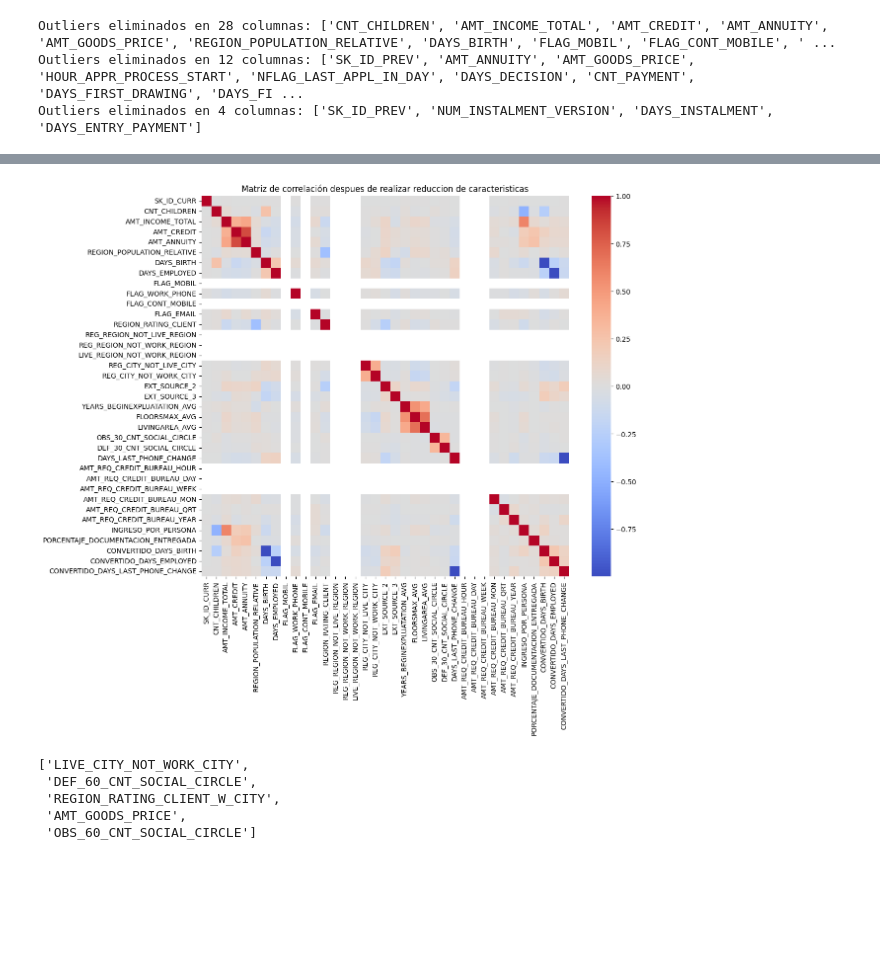
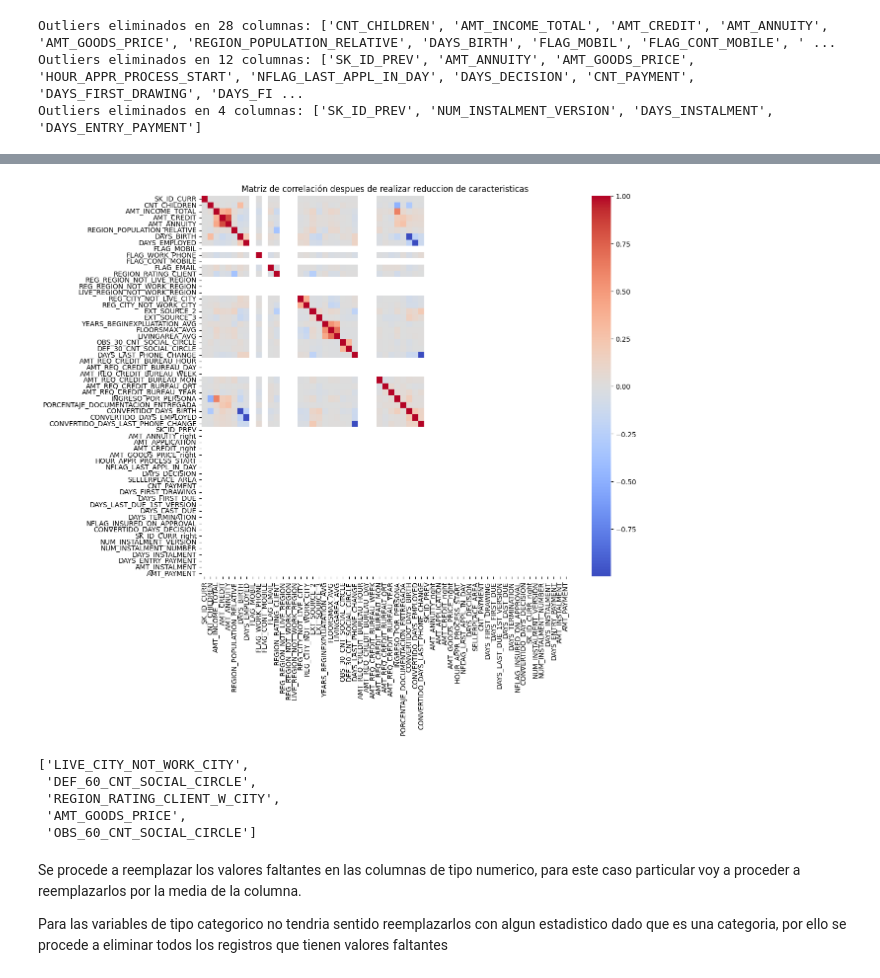
Before and after one commit to spereze27/Analysis-home-credit-default-risk, a Jupyter notebook: preprocesamiento_home_credit.ipynb, the cells around one changed output, grey strips where cells are left out. Saved outputs shown, nothing was run; the diff lists cells and outputs as text; code cells hidden in the pictures; blank space fills up the shorter version.

```diff
--- a/preprocesamiento_home_credit.ipynb
+++ b/preprocesamiento_home_credit.ipynb
@@ -139,7 +109,7 @@ Una tecnica comun en el preprocesamiento de datos es la reduccion de caracterist
 import polars as pl
 import numpy as np
 
-def eliminar_variables_correlacionadas_polars(df, umbral=0.9, columnas_excluidas=[]):
+def eliminar_variables_correlacionadas(df, umbral=0.9, columnas_excluidas=[]):
     # 1. Seleccionar solo las columnas numéricas
     numericas = [col for col, dtype in zip(df.columns, df.dtypes)
                  if dtype in (pl.Float64, pl.Float32, pl.Int64, pl.Int32)]
@@ -427,3 +396,17 @@ Outliers eliminados en 4 columnas: ['SK_ID_PREV', 'NUM_INSTALMENT_VERSION', 'DAY
+# %%
+# Unir df_combinado con previous_application por SK_ID_CURR
+df_con_previous = df_combinado.join(
+    previous_application,
+    on="SK_ID_CURR",
+    how="left"
+)
+
+# Unir con installments_payments por SK_ID_PREV
+df_completo = df_con_previous.join(
+    installments,
+    on="SK_ID_PREV",
+    how="left"
+)
 # %%
 import polars as pl
 import seaborn as sns
@@ -458,31 +441,31 @@ columnas_no_eliminar = [
     'CONVERTIDO_DAYS_EMPLOYED',
     'CONVERTIDO_DAYS_LAST_PHONE_CHANGE'
 ]
-df_sin_corr, columnas_eliminadas = eliminar_variables_correlacionadas_polars(df_combinado, umbral=0.7,columnas_excluidas=columnas_no_eliminar)
-df_combinado=df_sin_corr
+df_sin_corr, columnas_eliminadas = eliminar_variables_correlacionadas(df_completo, umbral=0.7,columnas_excluidas=columnas_no_eliminar)
+df_completo=df_sin_corr
 # %%
 import polars as pl
 import seaborn as sns
 import matplotlib.pyplot as plt
 
-# 1. Seleccionar solo las columnas numéricas
-numericas = [col for col, dtype in zip(df_combinado.columns, df_combinado.dtypes)
+# Seleccionar solo las columnas numéricas
+numericas = [col for col, dtype in zip(df_completo.columns, df_completo.dtypes)
              if dtype in (pl.Float64, pl.Float32, pl.Int64, pl.Int32)]
 
-# 2. Crear un DataFrame solo con esas columnas
-df_num = df_combinado.select(numericas)
+# Crear un DataFrame solo con las columnas que tienen valores numericos
+df_num = df_completo.select(numericas)
 
-# 3. Calcular la matriz de correlación con Polars
+# Calcular la matriz de correlación con Polars
 corr_np = pl.DataFrame(df_num).to_numpy()
 corr_matrix = np.corrcoef(corr_np, rowvar=False)
 
-# 4. Crear un heatmap con seaborn
+# Mostrar el mapa de calor de correlacion antes de realizar la reducción de caracteristicas
 plt.figure(figsize=(12, 10))
 sns.heatmap(corr_matrix, xticklabels=numericas, yticklabels=numericas, cmap="coolwarm", center=0)
 plt.title("Matriz de correlación despues de realizar reduccion de caracteristicas")
 plt.show()
 # %% [output]
-[figure, old version]
+[figure, new version]
 # %%
 columnas_eliminadas
 # %% [output]
@@ -491,4 +474,8 @@ columnas_eliminadas
  'REGION_RATING_CLIENT_W_CITY',
  'AMT_GOODS_PRICE',
  'OBS_60_CNT_SOCIAL_CIRCLE']
+# %% [markdown]
+Se procede a reemplazar los valores faltantes en las columnas de tipo numerico, para este caso particular voy a proceder a reemplazarlos por la media de la columna.
+
+Para las variables de tipo categorico no tendria sentido reemplazarlos con algun estadistico dado que es una categoria, por ello se procede a eliminar todos los registros que tienen valores faltantes
 # %%
```
Also changed, not shown: parts of 10 cells of this notebook.
